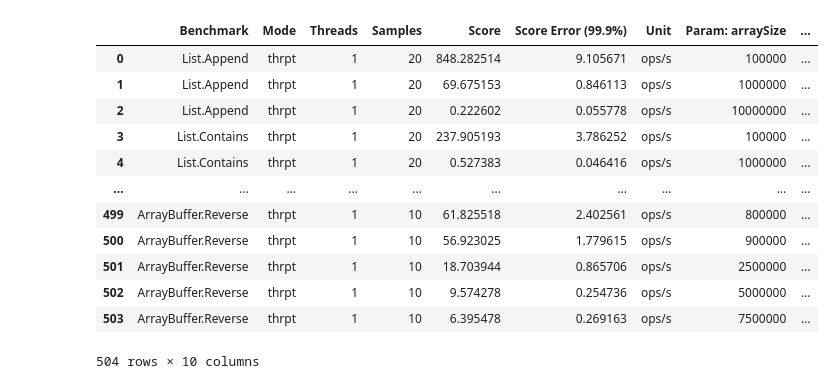
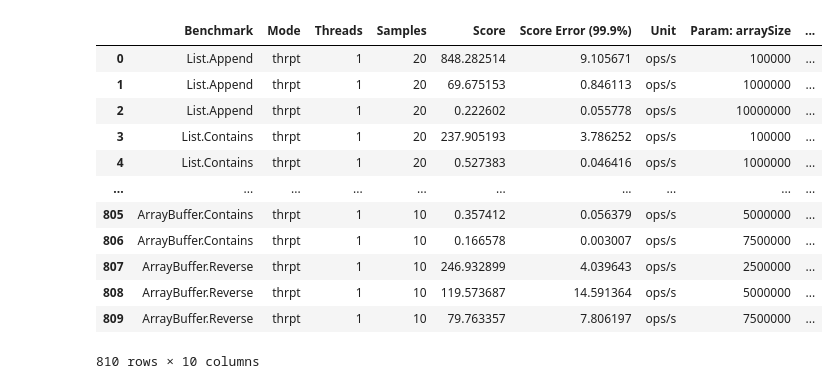
Before and after one commit to jmesyou/mmath-thesis, a Jupyter notebook: data/visualization.ipynb, the cells around one changed output. Cells and saved outputs as stored; diff of their text form; code cells hidden in the pictures.

```diff
--- a/data/visualization.ipynb
+++ b/data/visualization.ipynb
@@ -31,31 +32,31 @@ def canonicalize(df):
 # %%
 data_files = [
     ("graal_results.csv", "Graal"),
     ("unspecialized_results.csv", "Unspecialized Truffle"),
-#    ("specialized_measurements.csv", "Specialized Truffle")
+    ("specialized_results.csv", "Specialized Truffle")
 ]
 
 data = pd.DataFrame()
 for (f, cat) in data_files:
     df = pd.read_csv(f)
     df["Origin"] = cat
     data = pd.concat([data, df]).drop_duplicates().reset_index(drop=True)
 
 canonicalize(data)
 # %% [output]
 |  | Benchmark | Mode | Threads | Samples | Score | Score Error (99.9%) | Unit | Param: arraySize | ... |
 | 0 | List.Append | thrpt | 1 | 20 | 848.282514 | 9.105671 | ops/s | 100000 | ... |
 | 1 | List.Append | thrpt | 1 | 20 | 69.675153 | 0.846113 | ops/s | 1000000 | ... |
 | 2 | List.Append | thrpt | 1 | 20 | 0.222602 | 0.055778 | ops/s | 10000000 | ... |
 | 3 | List.Contains | thrpt | 1 | 20 | 237.905193 | 3.786252 | ops/s | 100000 | ... |
 | 4 | List.Contains | thrpt | 1 | 20 | 0.527383 | 0.046416 | ops/s | 1000000 | ... |
 | ... | ... | ... | ... | ... | ... | ... | ... | ... | ... |
-| 499 | ArrayBuffer.Reverse | thrpt | 1 | 10 | 61.825518 | 2.402561 | ops/s | 800000 | ... |
-| 500 | ArrayBuffer.Reverse | thrpt | 1 | 10 | 56.923025 | 1.779615 | ops/s | 900000 | ... |
-| 501 | ArrayBuffer.Reverse | thrpt | 1 | 10 | 18.703944 | 0.865706 | ops/s | 2500000 | ... |
-| 502 | ArrayBuffer.Reverse | thrpt | 1 | 10 | 9.574278 | 0.254736 | ops/s | 5000000 | ... |
-| 503 | ArrayBuffer.Reverse | thrpt | 1 | 10 | 6.395478 | 0.269163 | ops/s | 7500000 | ... |
+| 805 | ArrayBuffer.Contains | thrpt | 1 | 10 | 0.357412 | 0.056379 | ops/s | 5000000 | ... |
+| 806 | ArrayBuffer.Contains | thrpt | 1 | 10 | 0.166578 | 0.003007 | ops/s | 7500000 | ... |
+| 807 | ArrayBuffer.Reverse | thrpt | 1 | 10 | 246.932899 | 4.039643 | ops/s | 2500000 | ... |
+| 808 | ArrayBuffer.Reverse | thrpt | 1 | 10 | 119.573687 | 14.591364 | ops/s | 5000000 | ... |
+| 809 | ArrayBuffer.Reverse | thrpt | 1 | 10 | 79.763357 | 7.806197 | ops/s | 7500000 | ... |
-504 rows × 10 columns
+810 rows × 10 columns
 # %%
 benchmarks = [
     "List.Append",
```
Also changed, not shown: parts of 2 cells of this notebook, 5 other files.
